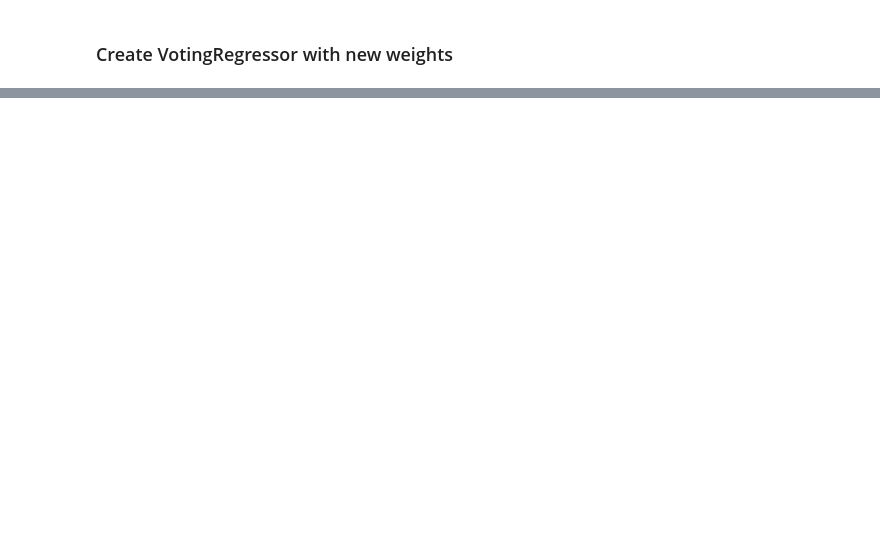
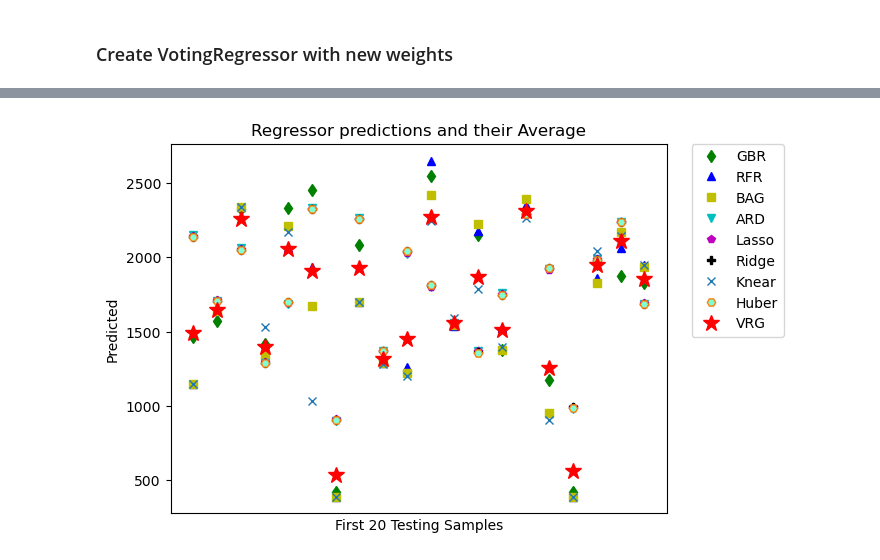
Before and after one commit to icycake7/main, a Jupyter notebook: First Segment Rubric - ML/Voting_Regressor/Weighted_Voting_Reg.ipynb, the cells around one changed output, grey strips where cells are left out. Drawn from its saved outputs; the diff is of its cells as text; code cells hidden in the pictures; blank space fills up the shorter version.

```diff
--- a/First Segment Rubric - ML/Voting_Regressor/Weighted_Voting_Reg.ipynb
+++ b/First Segment Rubric - ML/Voting_Regressor/Weighted_Voting_Reg.ipynb
@@ -865,0 +895,21 @@ Testing Score: 0.5115366101479897
+# %%
+plt.figure()
+plt.plot(gbr_pred[:20],'gd',label='GBR')
+plt.plot(rfr_pred[:20],'b^',label='RFR')
+plt.plot(bag_pred[:20],'ys',label='BAG')
+plt.plot(ard_pred[:20],'cv',label='ARD')
+plt.plot(lasso_pred[:20],'pm',label='Lasso')
+plt.plot(ridge_pred[:20],'Pk',label='Ridge')
+plt.plot(knn_pred[:20],'x',label='Knear')
+plt.plot(huber_pred[:20],'H',markerfacecolor='aquamarine',label='Huber')
+plt.plot(vrg.predict(X_test_scaled)[:20],'r*',label='VRG', markersize=12)
+
+plt.tick_params(axis="x", which="both", bottom=False, top=False, labelbottom=False)
+plt.ylabel("Predicted")
+plt.xlabel("First 20 Testing Samples")
+plt.legend(bbox_to_anchor=(1.05, 1),
+                         loc='upper left', borderaxespad=0)
+plt.title("Regressor predictions and their Average")
+#plt.savefig('figs/pred_vs_avg.png')
+# %% [output]
+[figure, added]
```
Also changed, not shown: parts of 55 cells of this notebook, 14 other files.
